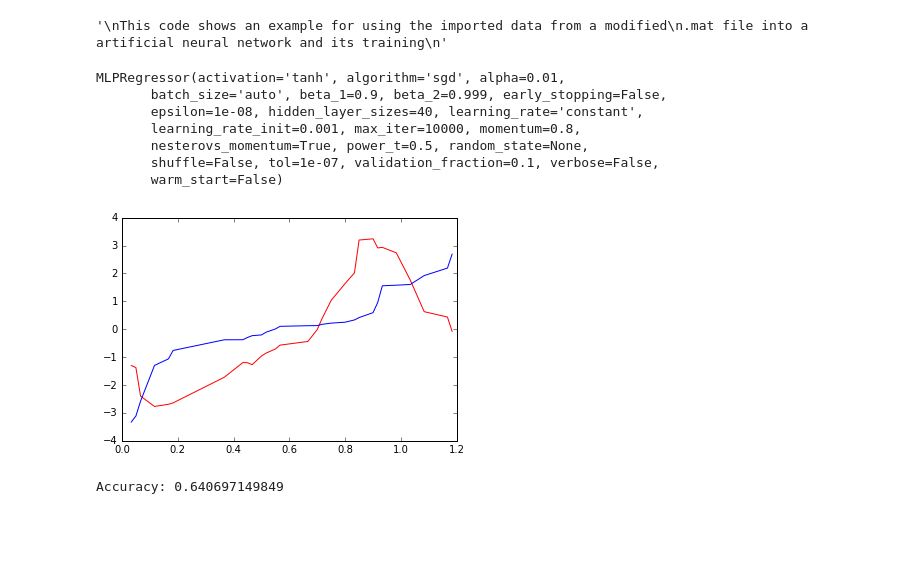
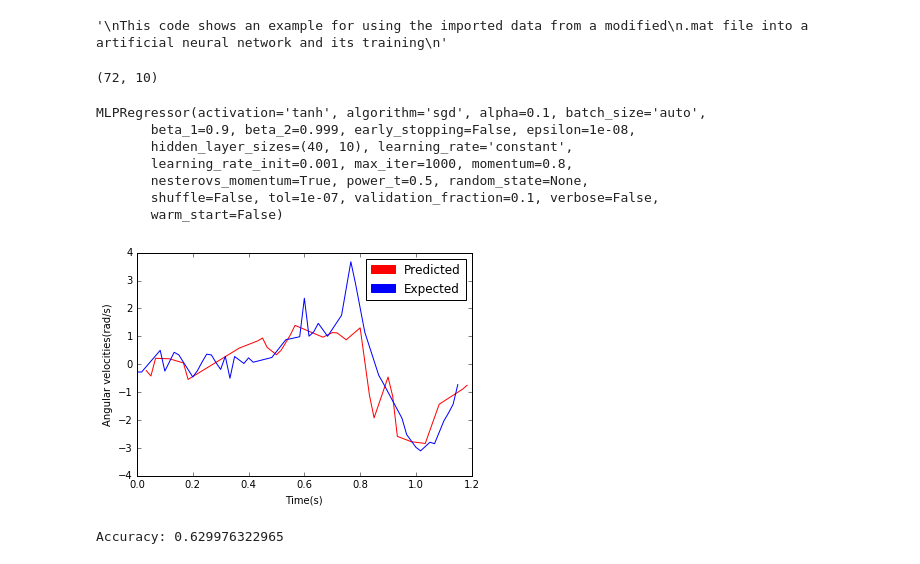
Before and after one commit to ithallojunior/NN_compare, a Jupyter notebook: MLP_final_test/MLP_from_data.ipynb, the cells around one changed output. Saved outputs shown, nothing was run; the diff lists cells and outputs as text; code cells hidden in the pictures; blank space fills up the shorter version.

Commit message:
ajusting the plot and the input data

```diff
--- a/MLP_final_test/MLP_from_data.ipynb
+++ b/MLP_final_test/MLP_from_data.ipynb
@@ -20,31 +21,40 @@ def read_data(archive, rows, columns):
     myarray = np.array(mylist).reshape(( rows, columns)).astype(float)
     return myarray
 # %%
-data = read_data('set.txt',72, 12)
+data = read_data('../get_data_example/set.txt',72, 12)
 X = data[:, [0, 2, 4, 6, 7, 8, 9, 10, 11]]
 #print pre_X.shape, data.shape
 y  = data[:,1]
 #print y.shape
+
+#getting the time vector for plotting purposes
 time_stamp = np.zeros(data.shape[0])
 for i in xrange(data.shape[0]):
         time_stamp[i] = i*(1.0/60.0)
+
 #print X.shape, time_stamp.shape
 X = np.hstack((X, time_stamp.reshape((X.shape[0], 1))))
+print X.shape
+
 X_train, X_test, y_train, y_test = train_test_split(X, y, test_size=0.4, random_state=0)
 t_test = X_test[:,-1]
+t_train = X_train[:, -1]
 X_train_std = preprocessing.scale(X_train[:,0:-1])
 X_test_std = preprocessing.scale(X_test[:, 0:-1])
+# %% [output]
+(72, 10)
 # %%
  #  Artificial Neural Network
-reg = MLPRegressor(hidden_layer_sizes=(40),activation='tanh', algorithm='sgd', alpha=0.01, learning_rate='constant',
-                   max_iter=10000, random_state=None, verbose=False, warm_start=False, momentum=0.8, tol=10e-8, shuffle=False)
+reg = MLPRegressor(hidden_layer_sizes=(40,10),activation='tanh', algorithm='sgd', alpha=0.1, learning_rate='constant',
+                   max_iter=1000, random_state=None, verbose=False, warm_start=False,
+                   momentum=0.8, tol=10e-8, shuffle=False)
 
 reg.fit(X_train_std, y_train)
 # %% [output]
-MLPRegressor(activation='tanh', algorithm='sgd', alpha=0.01,
-       batch_size='auto', beta_1=0.9, beta_2=0.999, early_stopping=False,
-       epsilon=1e-08, hidden_layer_sizes=40, learning_rate='constant',
-       learning_rate_init=0.001, max_iter=10000, momentum=0.8,
+MLPRegressor(activation='tanh', algorithm='sgd', alpha=0.1, batch_size='auto',
+       beta_1=0.9, beta_2=0.999, early_stopping=False, epsilon=1e-08,
+       hidden_layer_sizes=(40, 10), learning_rate='constant',
+       learning_rate_init=0.001, max_iter=1000, momentum=0.8,
        nesterovs_momentum=True, power_t=0.5, random_state=None,
        shuffle=False, tol=1e-07, validation_fraction=0.1, verbose=False,
        warm_start=False)
@@ -56,11 +61,34 @@ vector_sorted = np.sort(vector_sorted,axis=0)
+# %%
+#Here comes the way to sort out the data according to one the elements of it
+test_sorted = np.hstack(
+    (t_test.reshape(X_test_std.shape[0], 1), X_test_std, y_test.reshape(X_test_std.shape[0], 1)))
+#print vector_sorted.shape, t_test.reshape(X_test_std.shape[0], 1).shape, X_test_std.shape,
+#y_test.reshape(X_test_std.shape[0], 1).shape, '\n'
+
+#print vector_sorted[:, 0]
+#print t_test.reshape(X_test_std.shape[0], 1)
+
+
+#print t_test.reshape(X_test_std.shape[0], 1)
+test_sorted = test_sorted[np.argsort(test_sorted[:,0])] #modified
+
+train_sorted = np.hstack((t_train.reshape(t_train.shape[0], 1), y_train.reshape(y_train.shape[0], 1) ))
+train_sorted = train_sorted[np.argsort(train_sorted[:,0])]
+#print train_sorted
 # %%
 %matplotlib inline
-results = reg.predict(vector_sorted[:, 1:-1])
-plt.plot(vector_sorted[:, 0], results, c='r') # ( sorted time, results)
-plt.plot(vector_sorted[:, 0], vector_sorted[:,-1], c='b')
+#print vector_sorted
+results = reg.predict(test_sorted[:, 1:-1])
+plt.plot(test_sorted[:, 0], results, c='r') # ( sorted time, results)
+plt.plot(train_sorted[:, 0], train_sorted[:,1], c='b') #expected
+plt.xlabel("Time(s)")
+plt.ylabel("Angular velocities(rad/s)")
+red_patch = mpatches.Patch(color='red', label='Predicted')
+blue_patch = mpatches.Patch(color='blue', label ='Expected')
+plt.legend(handles=[red_patch, blue_patch])
+plt.show()
 
-plt.show()
 print "Accuracy:", reg.score(X_test_std, y_test)
 # %% [output]
-[figure, old version]
+[figure, new version]
-Accuracy: 0.640697149849
+Accuracy: 0.629976322965
```
Also changed, not shown: parts of 7 cells of this notebook, 6 other files.
